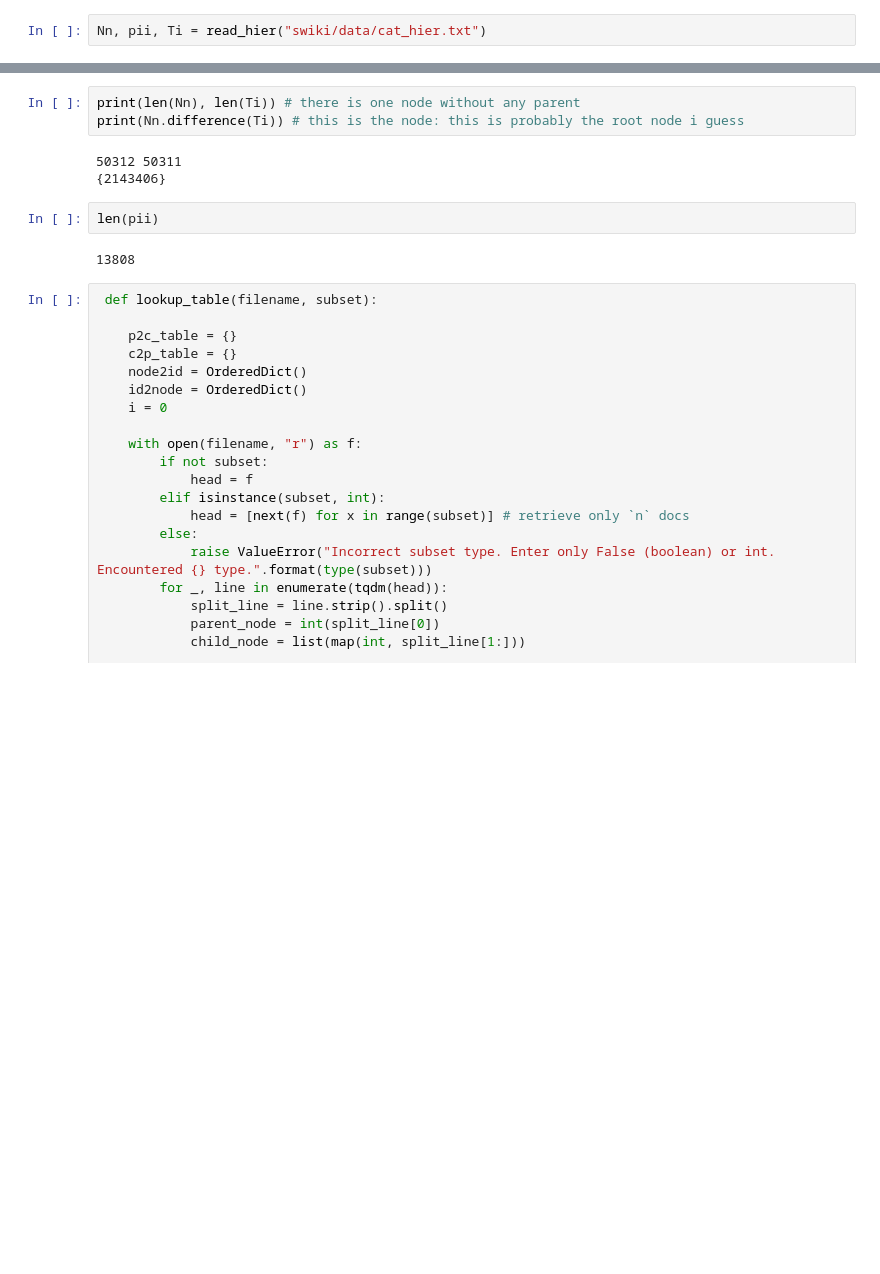
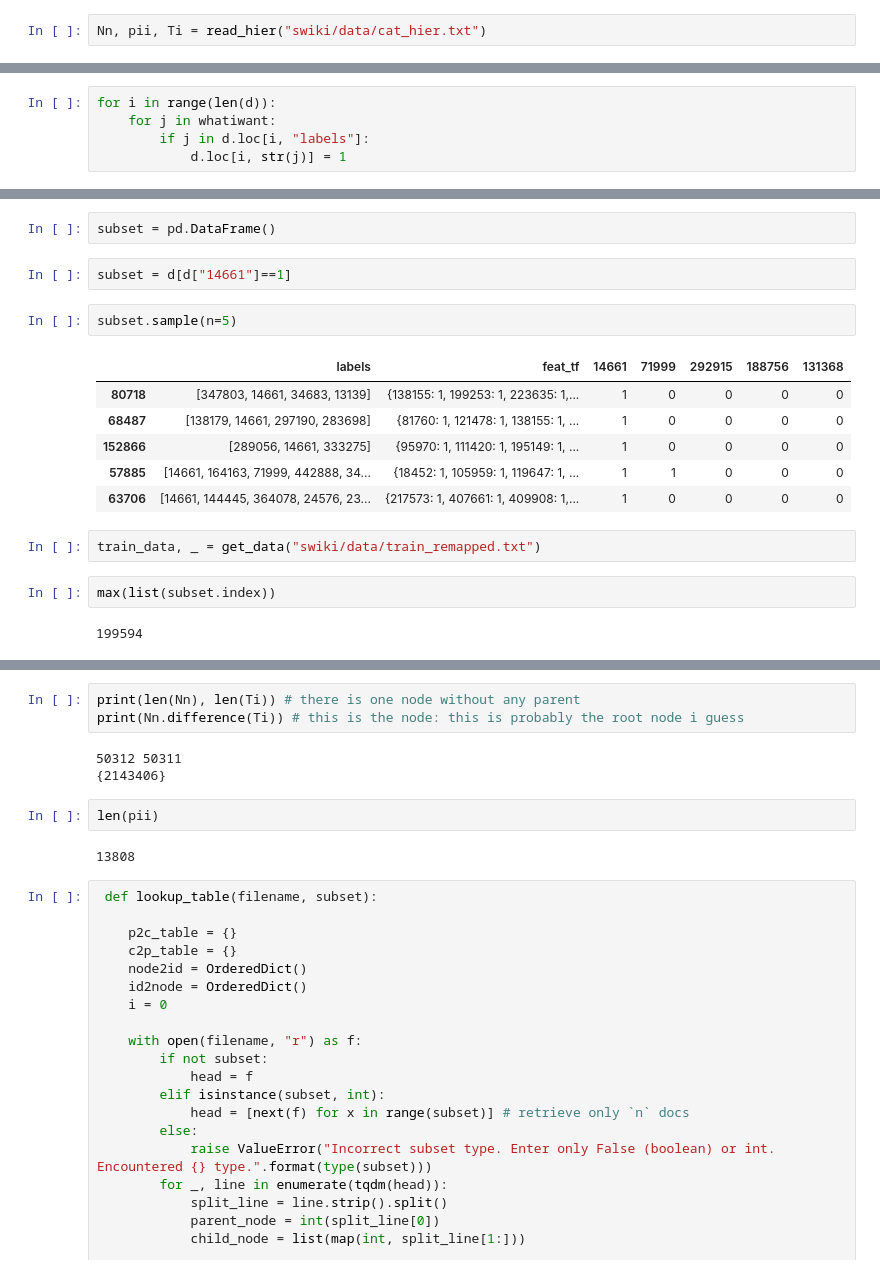
Before and after one commit to tharangni/LSHTC-2019, a Jupyter notebook: experiments.ipynb, the cells around one changed output, grey strips where cells are left out. Cells and saved outputs as stored; diff of their text form; blank space fills up the shorter version.

```diff
--- a/experiments.ipynb
+++ b/experiments.ipynb
@@ -210,0 +183,5 @@ Nn, pii, Ti = read_hier("swiki/data/cat_hier.txt")
+# %%
+for i in range(len(d)):
+    for j in whatiwant:
+        if j in d.loc[i, "labels"]:
+            d.loc[i, str(j)] = 1
@@ -210,0 +198,19 @@ Nn, pii, Ti = read_hier("swiki/data/cat_hier.txt")
+# %%
+subset = pd.DataFrame()
+# %%
+subset = d[d["14661"]==1]
+# %%
+subset.sample(n=5)
+# %% [output]
+|  | labels | feat_tf | 14661 | 71999 | 292915 | 188756 | 131368 |
+| 80718 | [347803, 14661, 34683, 13139] | {138155: 1, 199253: 1, 223635: 1,... | 1 | 0 | 0 | 0 | 0 |
+| 68487 | [138179, 14661, 297190, 283698] | {81760: 1, 121478: 1, 138155: 1, ... | 1 | 0 | 0 | 0 | 0 |
+| 152866 | [289056, 14661, 333275] | {95970: 1, 111420: 1, 195149: 1, ... | 1 | 0 | 0 | 0 | 0 |
+| 57885 | [14661, 164163, 71999, 442888, 34... | {18452: 1, 105959: 1, 119647: 1, ... | 1 | 1 | 0 | 0 | 0 |
+| 63706 | [14661, 144445, 364078, 24576, 23... | {217573: 1, 407661: 1, 409908: 1,... | 1 | 0 | 0 | 0 | 0 |
+# %%
+train_data, _ = get_data("swiki/data/train_remapped.txt")
+# %%
+max(list(subset.index))
+# %% [output]
+199594
```
Also changed, not shown: parts of 35 cells of this notebook.
